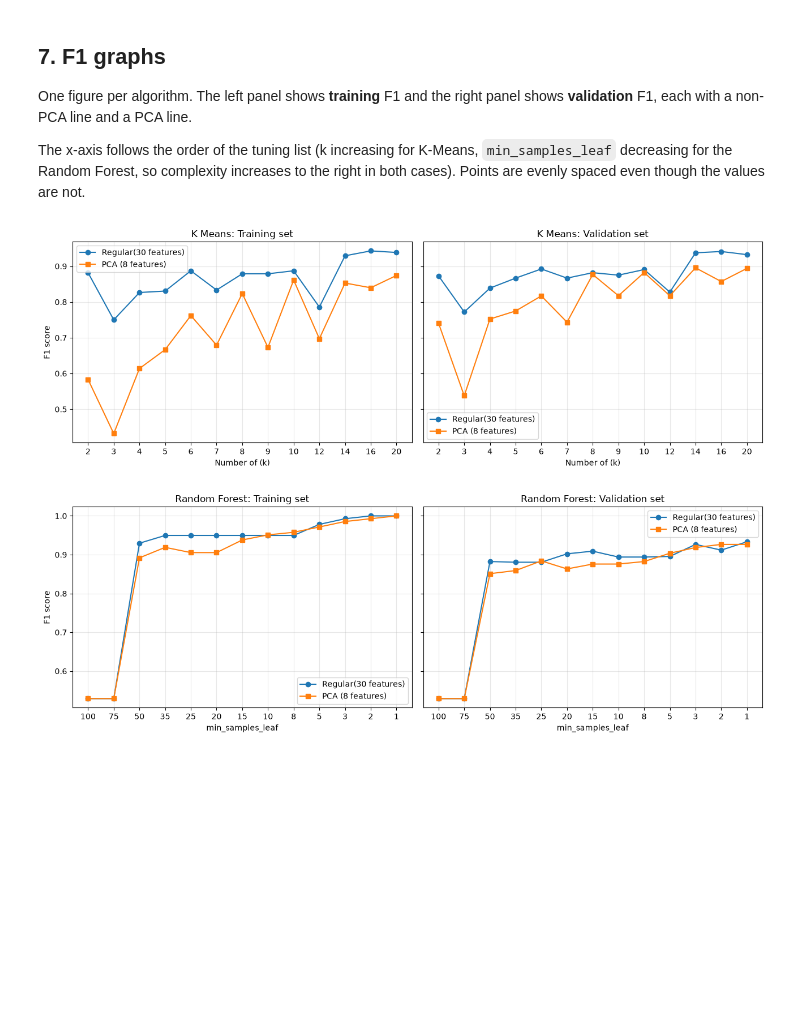
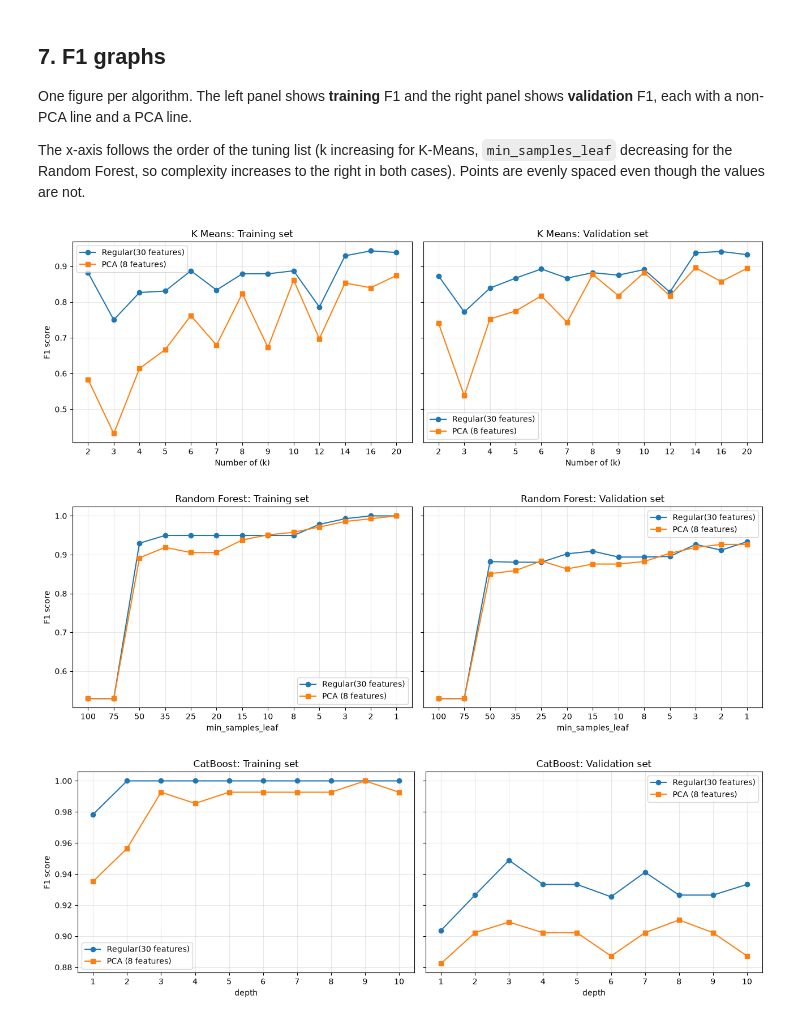
Before and after one commit to harrisonyeboah/decision-tree-ml-240, a Jupyter notebook: decision-tree-exp-2.ipynb, the cells around one changed output. Drawn from its saved outputs; the diff is of its cells as text; code cells hidden in the pictures; blank space fills up the shorter version.

```diff
--- a/decision-tree-exp-2.ipynb
+++ b/decision-tree-exp-2.ipynb
@@ -484,0 +598,2 @@ Iteration: 6; with Mininum Leaf Size: 20; F1 Score (Training Set): 0.90540540540
+# %%
+cb_no_dim_reduct = get_best_depth_catboost_tree(training_set, validation_set, testing_set)
@@ -484,0 +620,2 @@ Iteration: 6; with Mininum Leaf Size: 20; F1 Score (Training Set): 0.90540540540
+# %%
+cb_pca = get_best_depth_catboost_tree(training_pca, validation_pca, testing_pca)
@@ -491,21 +646,23 @@ The x-axis follows the order of the tuning list (k increasing for K-Means, `min_
 # %%
 def plot_f1(raw, pca, title, xlabel, log_x=False, invert_x=False):
     fig, axes = plt.subplots(1, 2, figsize=(13, 4.5), sharey=True)
     for ax, key, name in zip(axes, ["train_f1", "val_f1"], ["Training set", "Validation set"]):
         ax.plot(range(len(raw["params"])), raw[key], marker="o", label="Regular(30 features)")
         ax.plot(range(len(pca["params"])), pca[key], marker="s", label="PCA (8 features)")
         ax.set_xticks(range(len(raw["params"])))
         ax.set_xticklabels(raw["params"])
         ax.set_title(f"{title}: {name}")
         ax.set_xlabel(xlabel)
         ax.grid(alpha=0.3)
         ax.legend()
     axes[0].set_ylabel("F1 score")
     plt.tight_layout()
     plt.show()
 
 plot_f1(km_no_dim_reduct, km_pca, "K Means", "Number of (k)")
 plot_f1(rf_no_dim_reduct, rf_pca, "Random Forest", "min_samples_leaf")
+plot_f1(cb_no_dim_reduct, cb_pca, "CatBoost", "depth")
 # %% [output]
 [figure]
 [figure]
+[figure, added]
```
Also changed, not shown: parts of 11 cells of this notebook.
